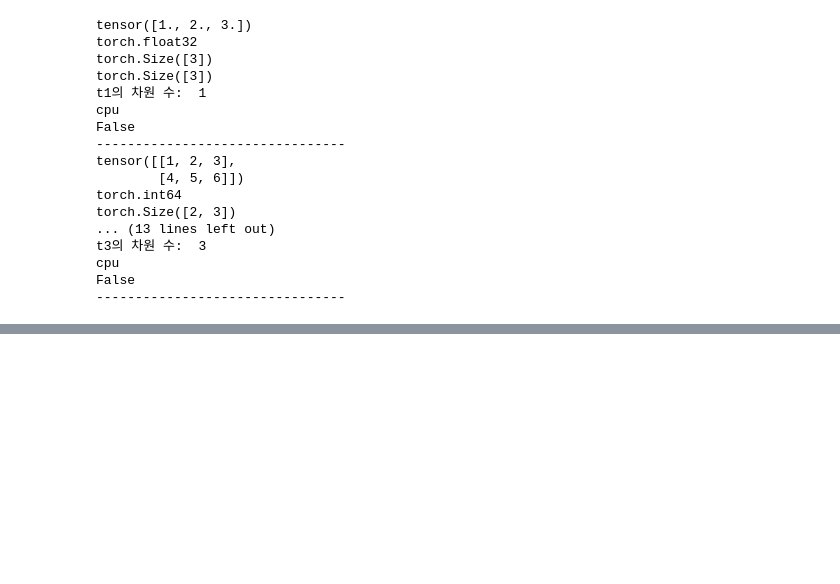
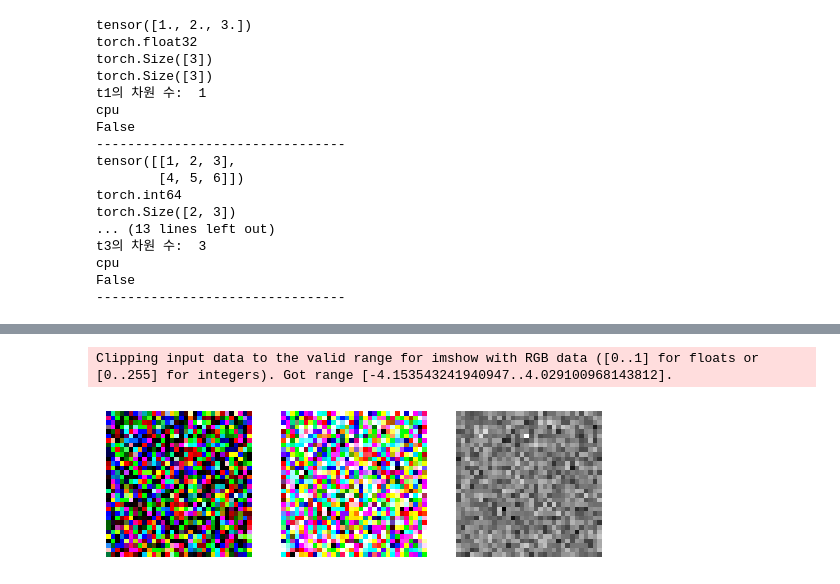
Before and after one commit to vfxpedia/06_deep_learning_basic, a Jupyter notebook: 03_multi_dim_tensor.ipynb, the cells around one changed output, grey strips where cells are left out. Drawn from its saved outputs; the diff is of its cells as text; code cells hidden in the pictures; blank space fills up the shorter version.

```diff
--- a/03_multi_dim_tensor.ipynb
+++ b/03_multi_dim_tensor.ipynb
@@ -71,0 +982,41 @@ tensor([[ 0.2255,  0.3976, -1.7874],
+# %%
+import matplotlib.pyplot as plt
+
+# 이미지 생성 (5개의 이미지, 3개의 채널, 32x32 픽셀, 이미지는 4차원)
+batch_size = 5
+channels = 3
+height = 32
+width = 32
+
+images = np.random.randn(batch_size, channels, height, width)
+# print(images, images.shape)
+
+bright_images = np.clip(images + 0.75, 0, 1)
+gray_images = np.mean(images, axis=1)
+
+# PyTorch 프레임워크에서는 이미지 데이터를 (채널 0, 높이 1, 너비 2) 순서로 저장
+# matplotlib는 (높이 1, 너비 1, 채널 0) 순서로 저장
+# matplotlib에서는 이미지 데이터를 표시하기 위해서는 (높이, 너비, 채널) 순서로 변환해야 함
+# matplotlib.pyplot.imshow() 함수는 이미지 데이터를 (높이, 너비, 채널) 순서로 표시
+images_for_display = images[0].transpose(1, 2, 0)    # (3, 32, 32) -> (32, 32, 3), transpose(1, 2, 0)은 높이와 너비를 교환
+bright_images_for_display = bright_images[0].transpose(1, 2, 0)
+# gray_images_for_display = gray_images[0] → 채널이 1개이므로 변경 불필요
+# transpose는 축의 순서를 변경하는 함수!
+
+plt.subplot(1, 3, 1)
+plt.imshow(images_for_display)
+# plt.imshow(images[0]) Invalid shape (3, 32, 32) for image data → 높이, 너비, 채널 순서로 저장해야함.
+plt.axis('off')
+
+plt.subplot(1, 3, 2)
+plt.imshow(bright_images_for_display)
+plt.axis('off')
+
+plt.subplot(1, 3, 3)
+plt.imshow(gray_images[0], cmap='gray')
+plt.axis('off')
+
+plt.show()
+# %% [output]
+Clipping input data to the valid range for imshow with RGB data ([0..1] for floats or [0..255] for integers). Got range [-4.153543241940947..4.029100968143812].
+[figure, added]
```
Also changed, not shown: parts of 42 cells of this notebook, 2 other files.
